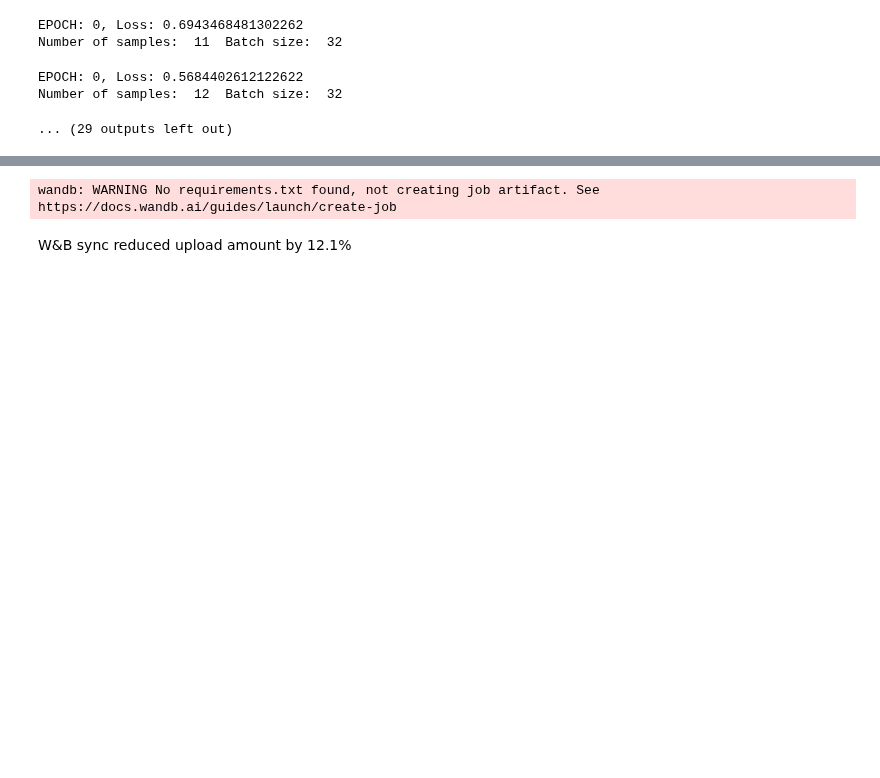
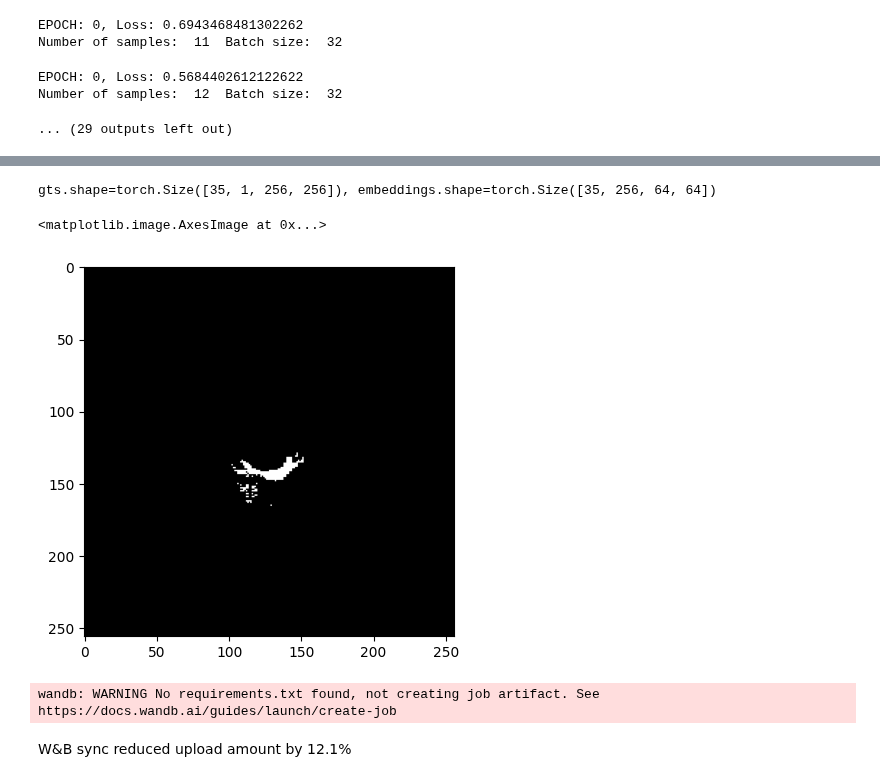
Before and after one commit to yexincheng/ALMRI, a Jupyter notebook: research_questions.ipynb, the cells around one changed output, grey strips where cells are left out. Saved outputs shown, nothing was run; the diff lists cells and outputs as text; code cells hidden in the pictures; blank space fills up the shorter version.

Commit message:
modify batch inference

```diff
--- a/research_questions.ipynb
+++ b/research_questions.ipynb
@@ -251,8 +251,8 @@ num_epochs = 50
 #     # Set the project where this run will be logged
 #     project="SAM-Activelearning",
 #     config = {
-#         # 'group': 'random',
-#         # 'name': f'{base_model}_{sam_model_type}_{task}_{strategy}_epoch{num_epochs}',
+#         'group': 'random',
+#         'name': f'{base_model}_{sam_model_type}_{task}_{strategy}_epoch{num_epochs}',
 #         "task": task,
 #         'label_id': label_id,
 #         'base_model': base_model,
@@ -261,26 +261,33 @@ num_epochs = 50
 #         "num_epochs": num_epochs
 #     }
 # )
-
-# for p in tqdm(ckp_paths):
-
-#     avg_dice = []
-#     for t in testing_pool:
-#         # print(t)
-#         id = os.path.basename(t).split('.')[0]
-#         # print(id)
-#         imgs, gts, embeddings = np.load(t)['imgs'], np.load(t)['gts'], np.load(t)['img_embeddings']
-#         embeddings = torch.as_tensor(embeddings).float()
-#         # print(type(embeddings))
-#         # img_embeddings = np.vstack([d['img_embeddings'] for d in self.npz_data])
-#         pre, _ = infer(imgs, embeddings, p, sam_model_type, device)
-#         dice = compute_dice_coefficient(gts, pre)
-#         avg_dice.append(dice)
-#         if '40' in p:
-#             print(p)
-#             log_image_table(imgs, pre, gts, id, dice)
-#     dice_test.append(np.mean(avg_dice))
-#     wandb.log({"Val/Dice": np.mean(avg_dice)}, commit=True)
+# table = wandb.Table(columns=["image", "pred", "target", 'id', 'dice'])
+for p in tqdm(ckp_paths):
+    avg_dice = []
+    for t in testing_pool:
+        id = os.path.basename(t).split('.')[0]
+        # imgs, gts, embeddings = np.load(t)['imgs'], np.load(t)['gts'], np.load(t)['img_embeddings']
+        # embeddings = torch.as_tensor(embeddings).float()
+        dataset = NpzDataset([t])
+        batch_size = len(dataset)
+        dataloader = DataLoader(dataset, batch_size=batch_size, shuffle=False) # make sure batch size is larger than sample slices
+        for embeddings, gts, _ in dataloader:
+            # print(f"{gts.shape=}, {embeddings.shape=}")
+            pre, _ = infer(gts, embeddings, p, sam_model_type, device)
+        break
+    #     dice = compute_dice_coefficient(gts, pre)
+    #     avg_dice.append(dice)
+    #     if '40' in p:
+    #         log_image_table(imgs, pre, gts, id, dice)
+    # dice_test.append(np.mean(avg_dice))
+    # wandb.log({"Val/Dice": np.mean(avg_dice)}, commit=True)
+# %% [output]
+gts.shape=torch.Size([35, 1, 256, 256]), embeddings.shape=torch.Size([35, 256, 64, 64])
+# %%
+plt.imshow(pre[18, :, :], cmap='gray')
+# %% [output]
+<matplotlib.image.AxesImage at 0x...>
+[figure, added]
 # %%
 wandb.finish()
 # %% [output]
```
Also changed, not shown: parts of 4 cells of this notebook.
